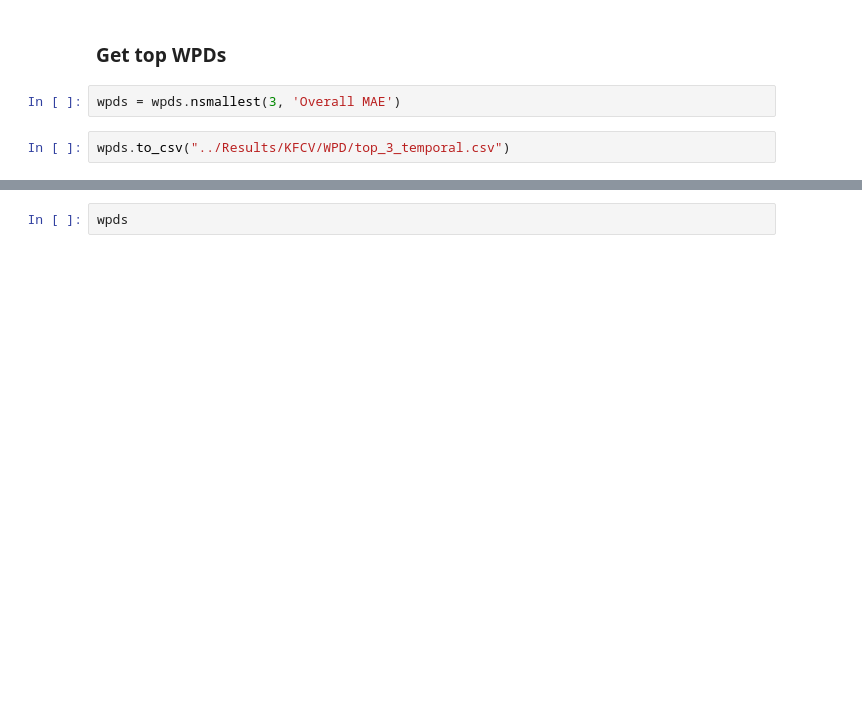
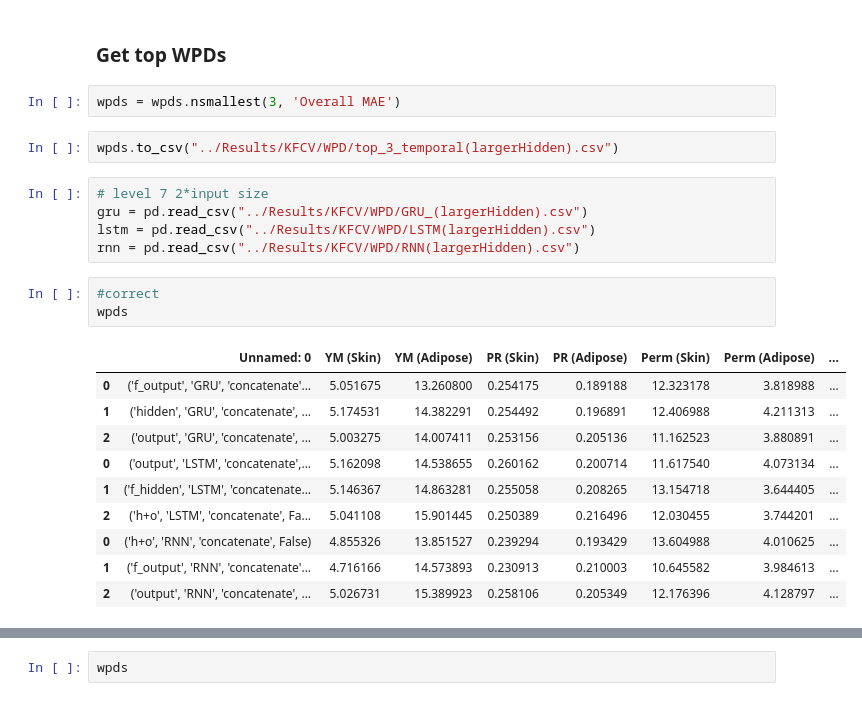
Before and after one commit to RobbieSoutham/SkinLearning, a Jupyter notebook: Notebooks/KFCV Results.ipynb, the cells around one changed output, grey strips where cells are left out. Saved outputs shown, nothing was run; the diff lists cells and outputs as text; blank space fills up the shorter version.

```diff
--- a/Notebooks/KFCV Results.ipynb
+++ b/Notebooks/KFCV Results.ipynb
@@ -169,4 +180,23 @@ wpds = wpds.set_index(['Architecture'])
 # %%
 wpds = wpds.nsmallest(3, 'Overall MAE')
 # %%
-wpds.to_csv("../Results/KFCV/WPD/top_3_temporal.csv")
+wpds.to_csv("../Results/KFCV/WPD/top_3_temporal(largerHidden).csv")
+# %%
+# level 7 2*input size
+gru = pd.read_csv("../Results/KFCV/WPD/GRU_(largerHidden).csv")
+lstm = pd.read_csv("../Results/KFCV/WPD/LSTM(largerHidden).csv")
+rnn = pd.read_csv("../Results/KFCV/WPD/RNN(largerHidden).csv")
+# %%
+#correct
+wpds
+# %% [output]
+|  | Unnamed: 0 | YM (Skin) | YM (Adipose) | PR (Skin) | PR (Adipose) | Perm (Skin) | Perm (Adipose) | ... |
+| 0 | ('f_output', 'GRU', 'concatenate'... | 5.051675 | 13.260800 | 0.254175 | 0.189188 | 12.323178 | 3.818988 | ... |
+| 1 | ('hidden', 'GRU', 'concatenate', ... | 5.174531 | 14.382291 | 0.254492 | 0.196891 | 12.406988 | 4.211313 | ... |
+| 2 | ('output', 'GRU', 'concatenate', ... | 5.003275 | 14.007411 | 0.253156 | 0.205136 | 11.162523 | 3.880891 | ... |
+| 0 | ('output', 'LSTM', 'concatenate',... | 5.162098 | 14.538655 | 0.260162 | 0.200714 | 11.617540 | 4.073134 | ... |
+| 1 | ('f_hidden', 'LSTM', 'concatenate... | 5.146367 | 14.863281 | 0.255058 | 0.208265 | 13.154718 | 3.644405 | ... |
+| 2 | ('h+o', 'LSTM', 'concatenate', Fa... | 5.041108 | 15.901445 | 0.250389 | 0.216496 | 12.030455 | 3.744201 | ... |
+| 0 | ('h+o', 'RNN', 'concatenate', False) | 4.855326 | 13.851527 | 0.239294 | 0.193429 | 13.604988 | 4.010625 | ... |
+| 1 | ('f_output', 'RNN', 'concatenate'... | 4.716166 | 14.573893 | 0.230913 | 0.210003 | 10.645582 | 3.984613 | ... |
+| 2 | ('output', 'RNN', 'concatenate', ... | 5.026731 | 15.389923 | 0.258106 | 0.205349 | 12.176396 | 4.128797 | ... |
```
Also changed, not shown: parts of 10 cells of this notebook, 12 other files.
